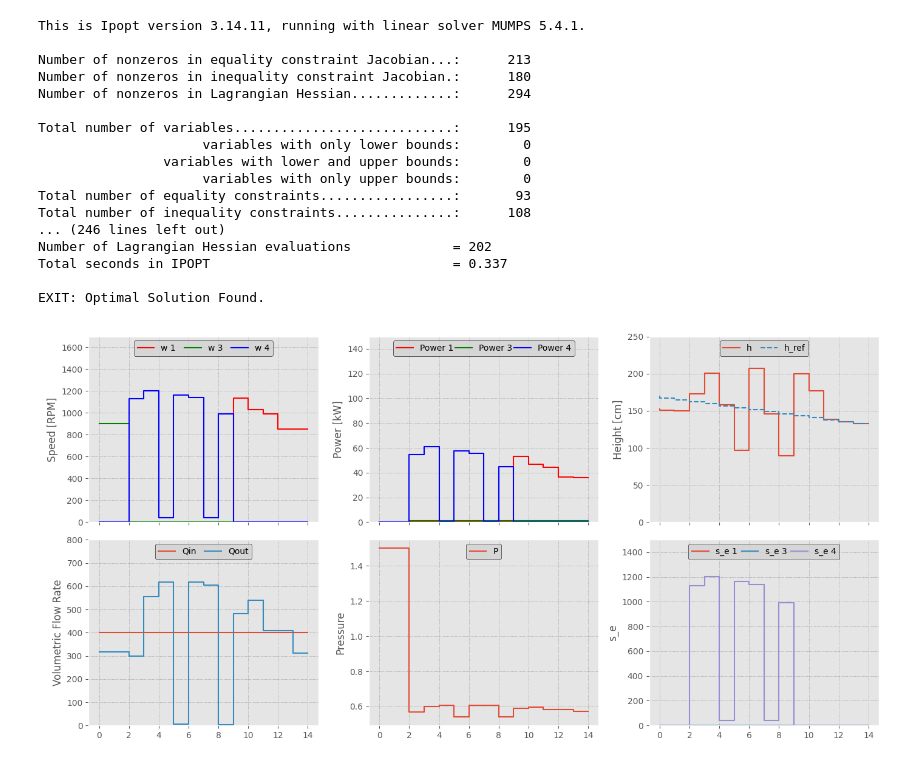
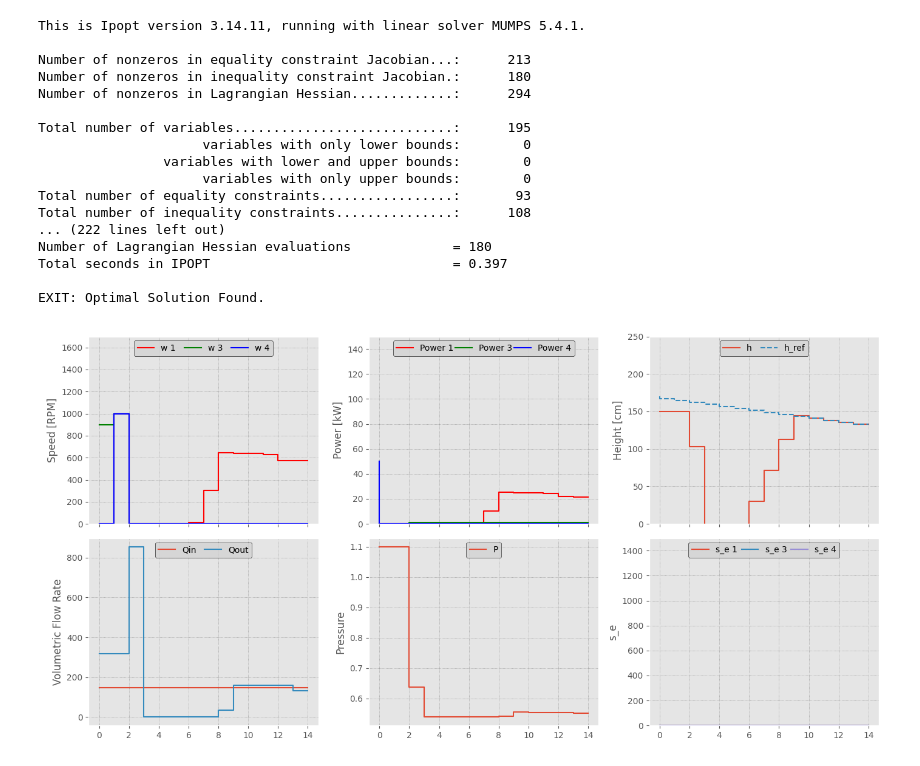
Before and after one commit to MPILC-Course/edge_mpc, a Jupyter notebook: opti_pumpstation.ipynb, the cells around one changed output. Cells and saved outputs as stored; diff of their text form; code cells hidden in the pictures.

Commit message:
Historic values implemented

```diff
--- a/opti_pumpstation.ipynb
+++ b/opti_pumpstation.ipynb
@@ -60,7 +60,7 @@ A_outflow = np.array([-1.2312E-03,1.5751E-02,1.4445E-03,-1.4182E-02,1.7257E-03,-
 
 #=========== Desired value of y
 Qout_meas = opti.parameter(zs)   # ascending index: older data, at 0: last measured value (t-1)
-Qin_est = opti.parameter()
+Qin_est = opti.parameter(N+zs)
 h_ref = opti.parameter(N+zs)
 w_meas =  opti.parameter(3,zs)   #TODO: Remove hard-coded Dims
 # w_meas =  opti.parameter(zs)   #TODO: Remove hard-coded Dims
@@ -136,16 +136,28 @@ opti.subject_to(E[0:zs]      == E_meas)
 
 
 # ===== Initalizing the KF =============
+# x = [Qin, h, Qout]
+# y = [h, Qout]
+xhat_corr_hist = np.zeros((zs,3))
+
 xhat_corr = np.array([0,0,0])
 xhat_pred = np.array([0,0,0])
 Phat_corr = np.diag([0,0,0])
 Phat_pred = np.diag([0,0,0])
+
 G_w = np.eye(3)
 V = np.diag([0.001,0.001]) # Measurement Noise TODO: Measure on data
-W = np.diag([0.01,0.01,0.01])   # Process Noise
+W = np.diag([0.01,0.1,0.01])   # Process Noise
 
 
-for i in range(1):
+# ==== Last element[-1]: latest; first[0]: oldest
+h_hist = [150,151,152]
+w_hist = ca.hcat([[0,900,0],[0,900,0],[0,900,0]])
+Qout_hist = [317,317,317]
+E_hist = [0,0,0]
+P_hist = [0,0,0]
+
+for k in range(1):
 
     # Update the following values:
     # - Qin_est
@@ -155,28 +167,49 @@ for i in range(1):
     # - w_meas
     # - h_meas
 
-    opti.set_value(Qin_est,400)
-    opti.set_value(Qout_meas,[317,317,317])
-    opti.set_value(h_meas,[152,151,150])
-    opti.set_value(w_meas,ca.hcat([[0,900,0],[0,900,0],[0,900,0]]))
+    # =================== Measurements ===================
+    h_meas_k = 150
+    h_hist = [h_hist[1:], h_meas_k]
 
-    opti.set_value(E_meas,[0,0,0])
-    opti.set_value(P_meas,1.5)
+    w_meas_k = [1000,1000,1000]
+    w_hist = ca.hcat([w_hist[:,1:], w_meas_k])
 
-    opti.set_value(enable,[1,1,0]) # Select enabled pumps
-    opti.set_value(h_ref,np.arange(170, 130, (130-170)/(N+zs)))
+    Qout_meas_k = 317
+    Qout_hist = [Qout_hist[1:], Qout_meas_k]
+
+    E_meas_k = [0,0,50]
+    E_hist = [E_hist[1:], E_meas_k]
+
+    P_meas_k = 1.1
+    P_hist = [P_hist[1:], P_meas_k]
+
+    enable_k = [1,0,0]
+    h_ref_k = np.arange(170, 130, (130-170)/(N+zs))
 
 
-    # Kalman Filter
+    # =================== Kalman Filter ===================
     xhat_pred = F @ xhat_corr  # No input
     Phat_pred = F @ Phat_corr @ F.T +G_w @ W @ G_w.T # A propri covariance
 
     L = Phat_pred @ C.T @ np.linalg.inv(C @ Phat_pred @ C.T + V)
 
-    y = np.array([h_meas[-1],Qout_meas[-1]])
-    xhat_corr = xhat_pred + L @ (y - C @ xhat_pred)
+    y_k = np.array([h_meas_k,Qout_meas_k]) # Latest measurement at step k
+    xhat_corr = xhat_pred + L @ (y_k - C @ xhat_pred)
+    xhat_corr_hist[i] = xhat_corr
     Phat_corr = (np.eye(3)-L @ C) @ Phat_pred
 
+
+
+    opti.set_value(Qin_est,xhat_corr[1])
+    opti.set_value(Qout_meas,Qout_meas_k)
+    opti.set_value(h_meas,h_meas_k)
+    opti.set_value(w_meas,w_hist)
+
+    opti.set_value(E_meas,E_meas_k)
+    opti.set_value(P_meas,P_meas_k)
+
+    opti.set_value(enable,enable_k) # Select enabled pumps
+    opti.set_value(h_ref,h_ref_k)
 
 
 
@@ -202,9 +235,9 @@ Total number of variables............................:      195
                      variables with only upper bounds:        0
 Total number of equality constraints.................:       93
 Total number of inequality constraints...............:      108
-... (246 lines left out)
-Number of Lagrangian Hessian evaluations             = 202
-Total seconds in IPOPT                               = 0.337
+... (222 lines left out)
+Number of Lagrangian Hessian evaluations             = 180
+Total seconds in IPOPT                               = 0.397
 
 EXIT: Optimal Solution Found.
 # %%
@@ -235,32 +268,32 @@ axs[0, 2].step(range(len(sol.value(h_ref))), sol.value(h_ref),"--", label='h_ref
 axs[0, 2].set_ylabel("Height [cm]")
 axs[0, 2].grid(linestyle=':', linewidth='0.5', color='gray')
 axs[0, 2].set_ylim([0, 250])
 axs[0, 2].legend(loc='upper center', columnspacing=1, ncol=3, frameon=True, facecolor='lightgray', edgecolor='black')
 
 # Plot 4 - Volumetric Flow Rate
 axs[1, 0].step(range(len(sol.value(Qin))), sol.value(Qin), label='Qin')
 axs[1, 0].step(range(len(sol.value(Qout))), sol.value(Qout)**2, label='Qout')
 axs[1, 0].set_ylabel("Volumetric Flow Rate")
 axs[1, 0].grid(linestyle=':', linewidth='0.5', color='gray')
-axs[1, 0].set_ylim([0, 800])
+# axs[1, 0].set_ylim([0, 800])
 axs[1, 0].legend(loc='upper center', columnspacing=1, ncol=3, frameon=True, facecolor='lightgray', edgecolor='black')
 
 # Plot 5 - Pressure
 axs[1, 1].step(range(len(sol.value(P))), sol.value(P), label='P')
 axs[1, 1].set_ylabel("Pressure")
 axs[1, 1].grid(linestyle=':', linewidth='0.5', color='gray')
 axs[1, 1].legend(loc='upper center', columnspacing=1, ncol=3, frameon=True, facecolor='lightgray', edgecolor='black')
 
 # Plot 6 - s_e
 axs[1, 2].step(range(len(sol.value(s_e[0, :]))), sol.value(s_e[0, :]**2), label='s_e 1')
 axs[1, 2].step(range(len(sol.value(s_e[1, :]))), sol.value(s_e[1, :]**2), label='s_e 3')
 axs[1, 2].step(range(len(sol.value(s_e[2, :]))), sol.value(s_e[2, :]**2), label='s_e 4')
 axs[1, 2].grid(linestyle=':', linewidth='0.5', color='gray')
 axs[1, 2].set_ylabel("s_e")
 axs[1, 2].set_ylim([0, 1500])
 axs[1, 2].legend(loc='upper center', columnspacing=0.5, ncol=3, frameon=True, facecolor='lightgray', edgecolor='black')
 
 plt.tight_layout()
 plt.show()
 # %% [output]
-[figure, old version]
+[figure, new version]
```
Also changed, not shown: 1 other file.
